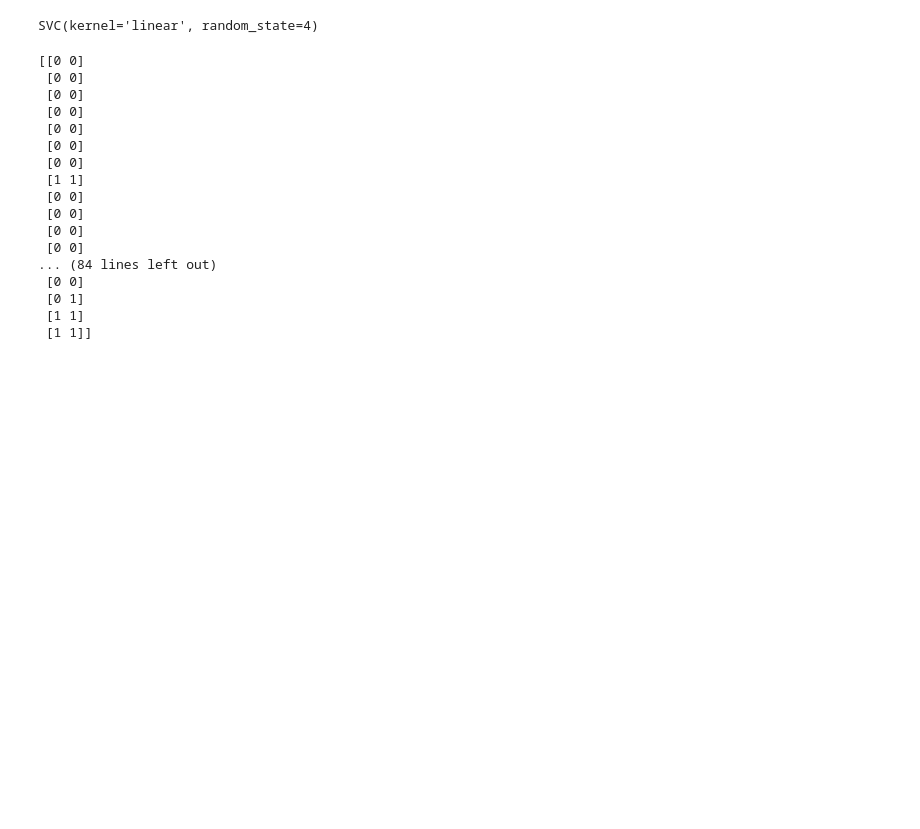
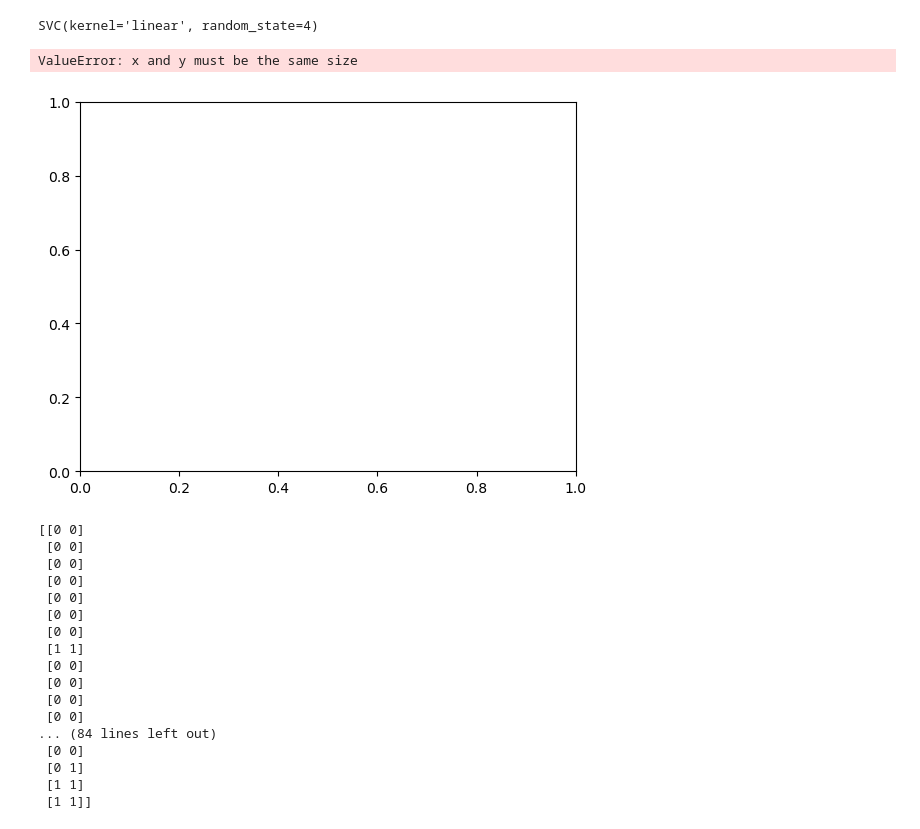
Before and after one commit to JamalArshad147/AI_Engineering, a Jupyter notebook: 3. Machine Learning/9. support_vector_machine.ipynb, the cells around one changed output. Drawn from its saved outputs; the diff is of its cells as text; code cells hidden in the pictures; blank space fills up the shorter version.

```diff
--- a/3. Machine Learning/9. support_vector_machine.ipynb
+++ b/3. Machine Learning/9. support_vector_machine.ipynb
@@ -30,6 +30,16 @@ svc.fit(X_train, y_train)
 SVC(kernel='linear', random_state=4)
 # %%
 y_pred = svc.predict(X_test)
+# %%
+plt.scatter(X_train, y_train, color="g")
+plt.plot(X_train, y_pred)
+plt.title("Truth or Buff(Linear Regression)")
+plt.xlabel("Position")
+plt.ylabel("Salary")
+plt.show()
+# %% [output]
+ValueError: x and y must be the same size
+[figure, added]
 # %%
 print(
     np.concatenate(
```
Also changed, not shown: 8 other files.
